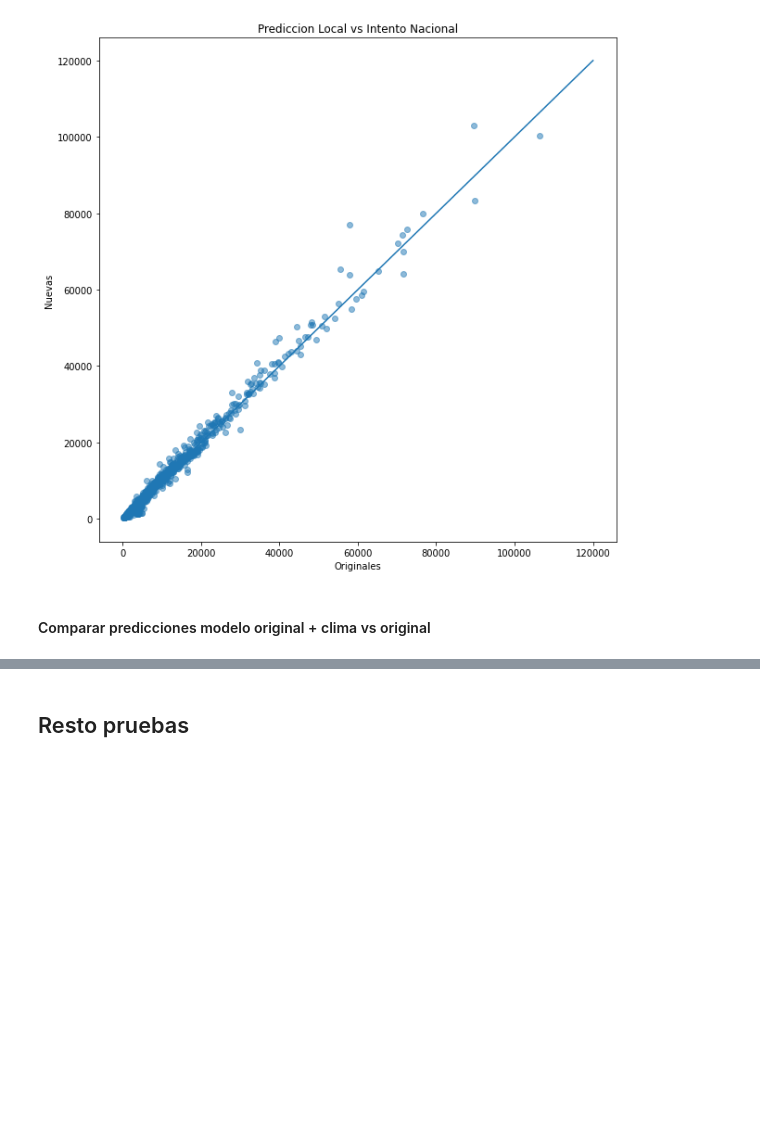
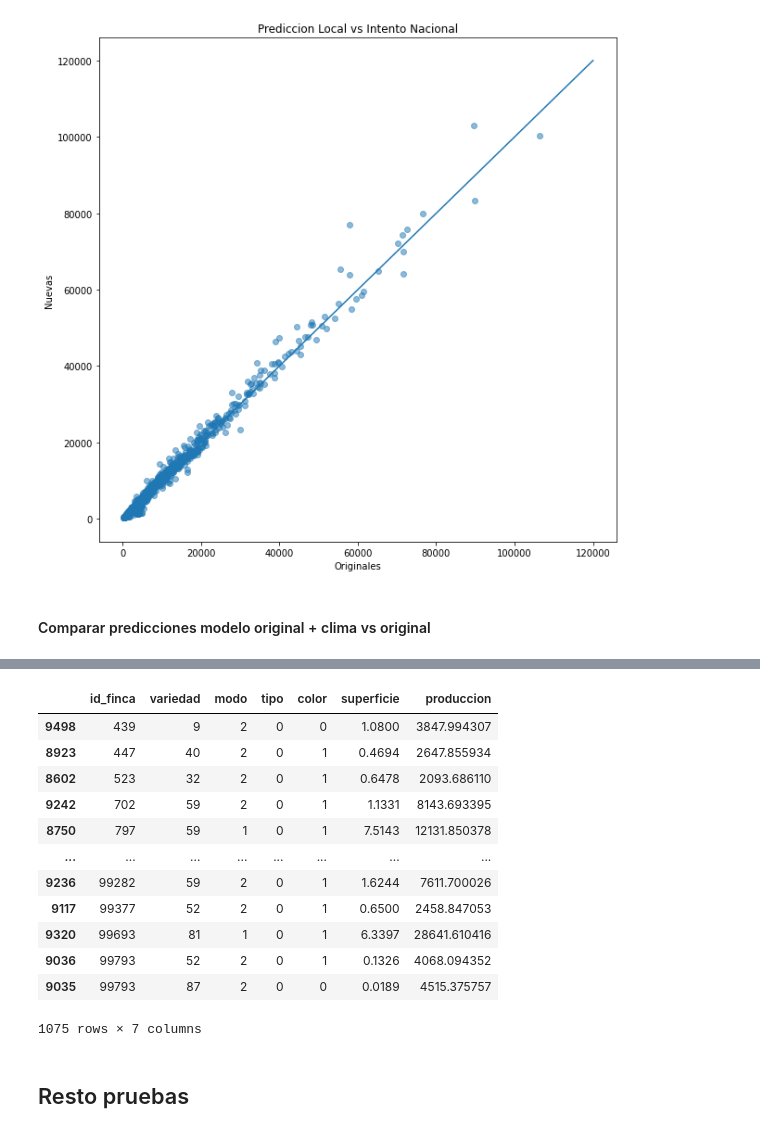
Before and after one commit to vitostamatti/datathon-cajamar-malbecs, a Jupyter notebook: notebooks/modeling/modeling-vito.ipynb, the cells around one changed output, grey strips where cells are left out. Saved outputs shown, nothing was run; the diff lists cells and outputs as text; code cells hidden in the pictures; blank space fills up the shorter version.

Commit message:
preds nuevas listas

```diff
--- a/notebooks/modeling/modeling-vito.ipynb
+++ b/notebooks/modeling/modeling-vito.ipynb
@@ -567,0 +572,16 @@ plt.show()
+# %%
+preds_final_v2
+# %% [output]
+|  | id_finca | variedad | modo | tipo | color | superficie | produccion |
+| 9498 | 439 | 9 | 2 | 0 | 0 | 1.0800 | 3847.994307 |
+| 8923 | 447 | 40 | 2 | 0 | 1 | 0.4694 | 2647.855934 |
+| 8602 | 523 | 32 | 2 | 0 | 1 | 0.6478 | 2093.686110 |
+| 9242 | 702 | 59 | 2 | 0 | 1 | 1.1331 | 8143.693395 |
+| 8750 | 797 | 59 | 1 | 0 | 1 | 7.5143 | 12131.850378 |
+| ... | ... | ... | ... | ... | ... | ... | ... |
+| 9236 | 99282 | 59 | 2 | 0 | 1 | 1.6244 | 7611.700026 |
+| 9117 | 99377 | 52 | 2 | 0 | 1 | 0.6500 | 2458.847053 |
+| 9320 | 99693 | 81 | 1 | 0 | 1 | 6.3397 | 28641.610416 |
+| 9036 | 99793 | 52 | 2 | 0 | 1 | 0.1326 | 4068.094352 |
+| 9035 | 99793 | 87 | 2 | 0 | 0 | 0.0189 | 4515.375757 |
+1075 rows × 7 columns
```
Also changed, not shown: parts of 10 cells of this notebook, 2 other files.
